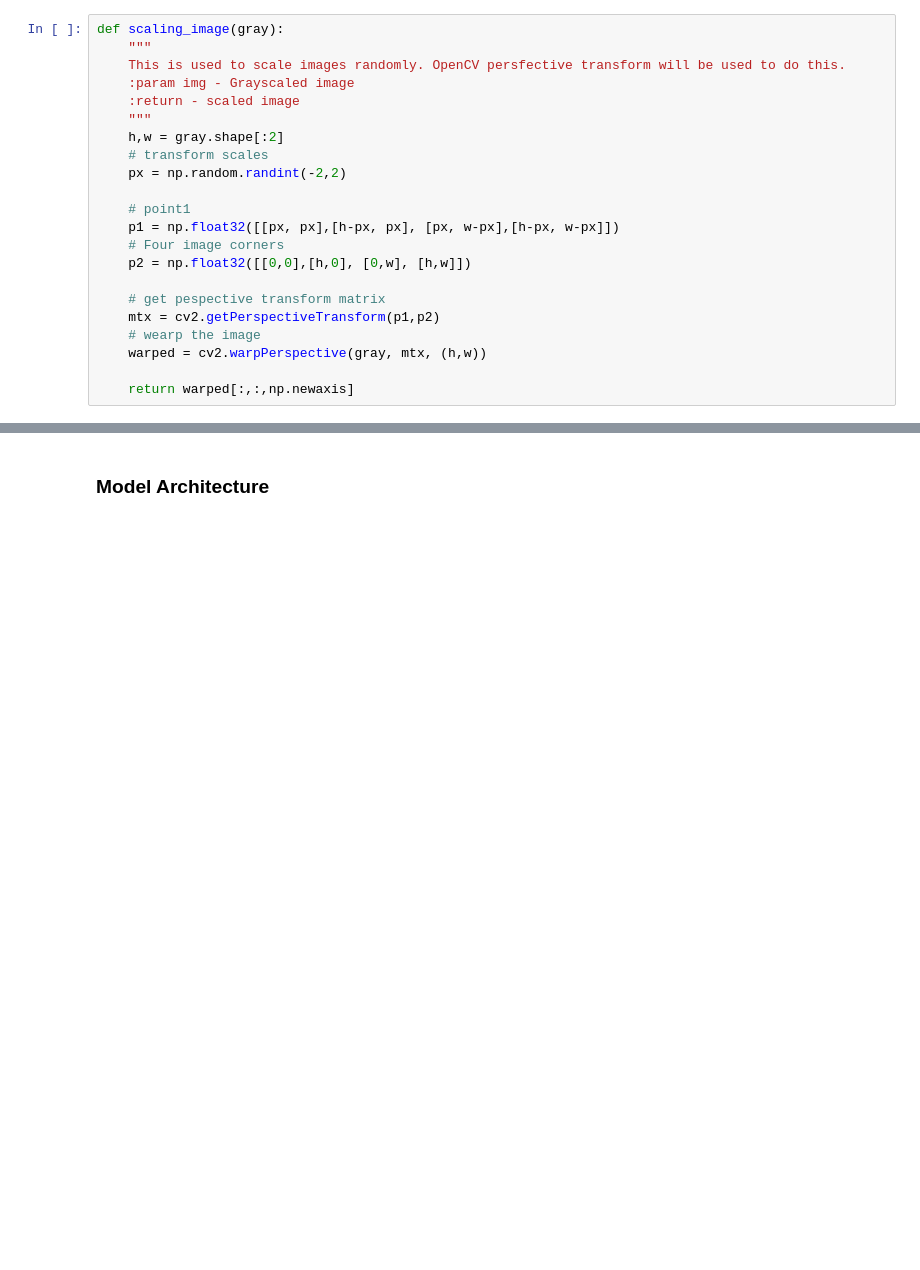
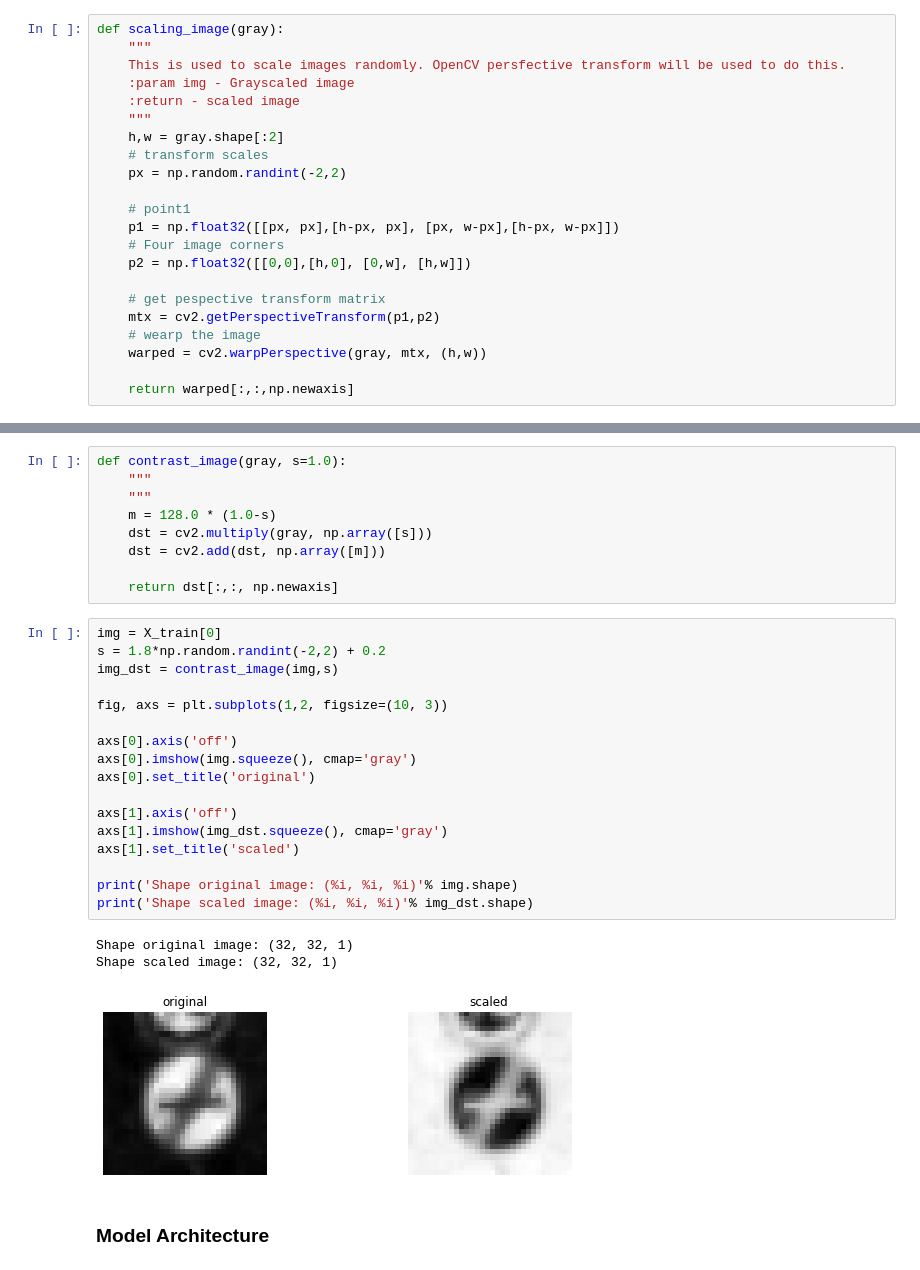
Before and after one commit to snandasena/traffic-sign-classifier, a Jupyter notebook: Traffic_Sign_Classifier.ipynb, the cells around one changed output, grey strips where cells are left out. Cells and saved outputs as stored; diff of their text form; blank space fills up the shorter version.

```diff
--- a/Traffic_Sign_Classifier.ipynb
+++ b/Traffic_Sign_Classifier.ipynb
@@ -282,3 +273,33 @@ shape in/out: (32, 32, 1) (32, 32, 1)
+# %%
+def contrast_image(gray, s=1.0):
+    """
+    """
+    m = 128.0 * (1.0-s)
+    dst = cv2.multiply(gray, np.array([s]))
+    dst = cv2.add(dst, np.array([m]))
+
+    return dst[:,:, np.newaxis]
+# %%
+img = X_train[0]
+s = 1.8*np.random.randint(-2,2) + 0.2
+img_dst = contrast_image(img,s)
+
+fig, axs = plt.subplots(1,2, figsize=(10, 3))
+
+axs[0].axis('off')
+axs[0].imshow(img.squeeze(), cmap='gray')
+axs[0].set_title('original')
+
+axs[1].axis('off')
+axs[1].imshow(img_dst.squeeze(), cmap='gray')
+axs[1].set_title('scaled')
+
+print('Shape original image: (%i, %i, %i)'% img.shape)
+print('Shape scaled image: (%i, %i, %i)'% img_dst.shape)
+# %% [output]
+Shape original image: (32, 32, 1)
+Shape scaled image: (32, 32, 1)
+[figure, added]
 # %% [markdown]
 ### Model Architecture
 # %%
```
Also changed, not shown: parts of 3 cells of this notebook, 2 other files.
